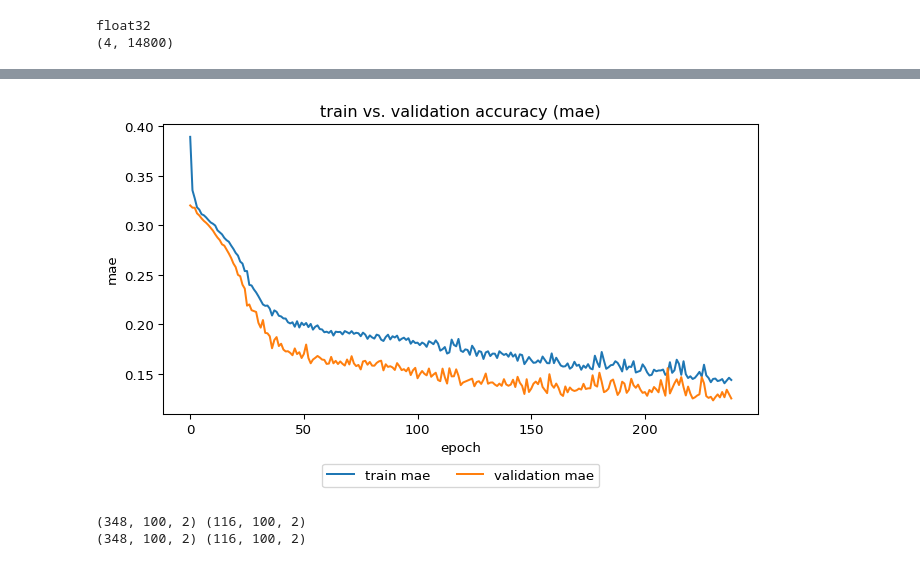
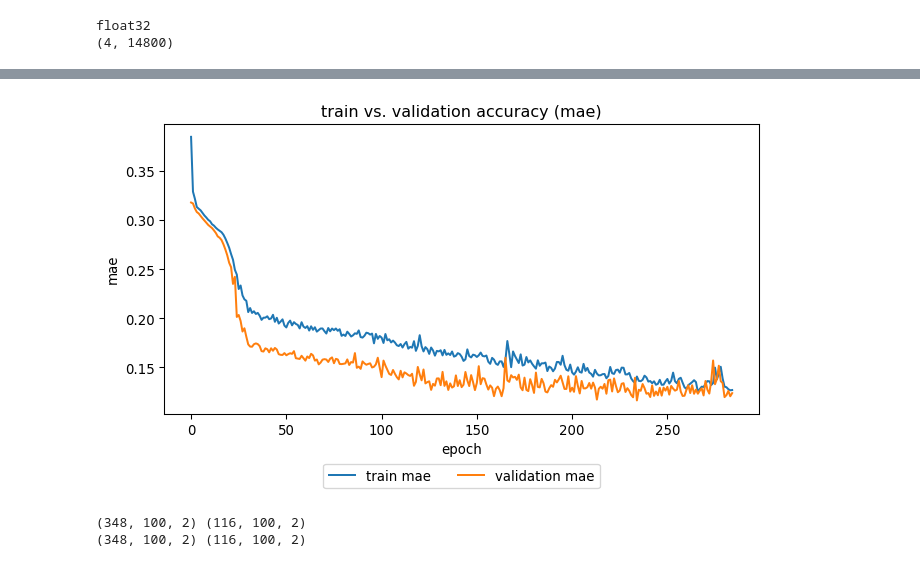
Before and after one commit to visserle/two-hearts, a Jupyter notebook: 02_model_plots.ipynb, the cells around one changed output, grey strips where cells are left out. Cells and saved outputs as stored; diff of their text form; code cells hidden in the pictures.

```diff
--- a/02_model_plots.ipynb
+++ b/02_model_plots.ipynb
@@ -42,2 +47,6 @@ tensorflow.version.VERSION
 # %% [markdown]
 ## Deep Learning
+# %%
+# Load all results
+with open('data_all.pkl', 'rb') as handle: # .pickle # alternative: pd.read_pickle
+    data_all = pickle.load(handle)
@@ -230,15 +272,17 @@ Epoch 239/300
 # %%
-train_mae = history.history['mae']
-valid_mae = history.history['val_mae']
+history = data_all["01"]["history_all"]["gaze"]
+
+train_mae = history['mae']
+valid_mae = history['val_mae']
 
 fig = plt.figure(figsize=(8,4), dpi=96)
 plt.plot(train_mae, label='train mae'),
 plt.plot(valid_mae, label='validation mae')
 plt.ylabel('mae')
 plt.xlabel('epoch')
 plt.title('train vs. validation accuracy (mae)')
 plt.legend(loc='upper center', bbox_to_anchor=(0.5, -0.15), fancybox=True, shadow=False, ncol=2)
 plt.show()
 # %% [output]
-[figure, old version]
+[figure, new version]
 # %%
```
Also changed, not shown: parts of 27 cells of this notebook, 3 other files.
